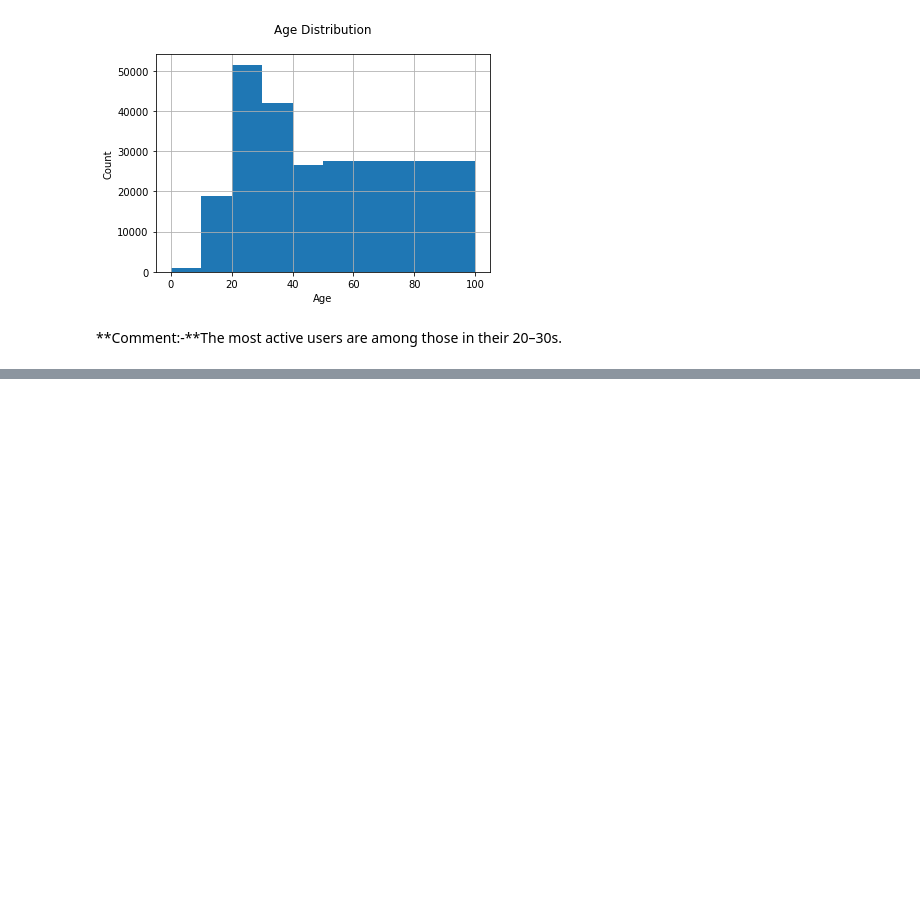
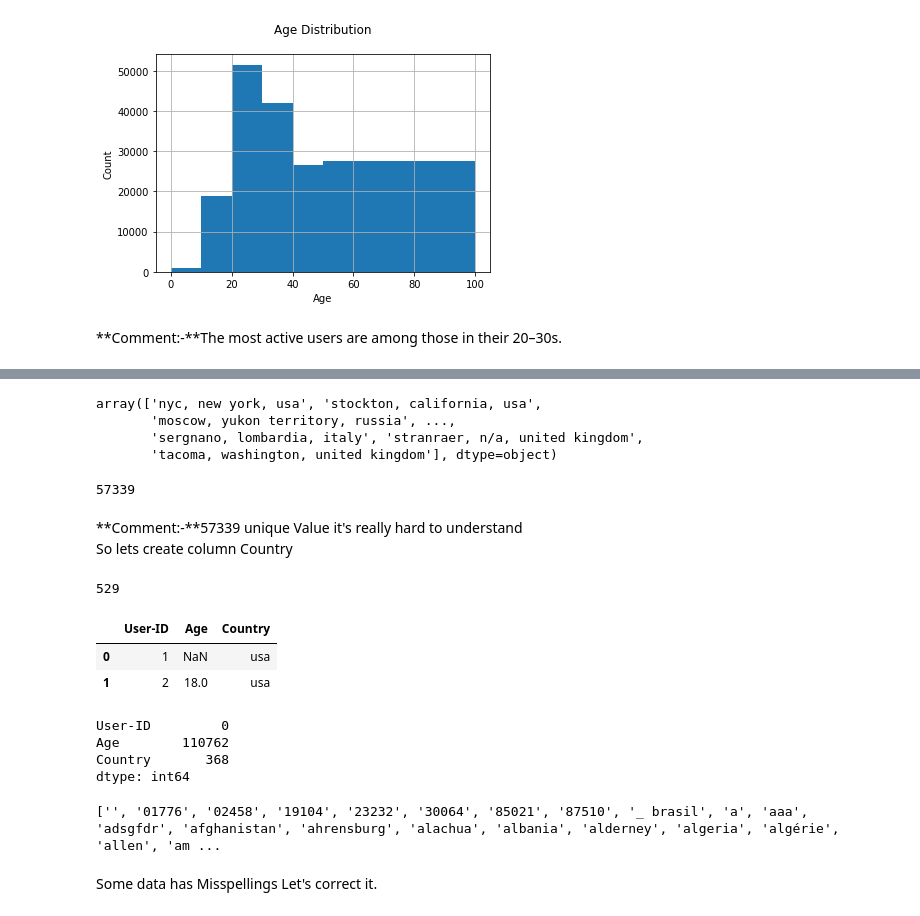
Before and after one commit to KaiwalyaZ/Book-Recommendation-System, a Jupyter notebook: Book_Recommendation_System_Kaiwalya.ipynb, the cells around one changed output, grey strips where cells are left out. Saved outputs shown, nothing was run; the diff lists cells and outputs as text; code cells hidden in the pictures; blank space fills up the shorter version.

```diff
--- a/Book_Recommendation_System_Kaiwalya.ipynb
+++ b/Book_Recommendation_System_Kaiwalya.ipynb
@@ -192,0 +212,37 @@ plt.show()
+# %%
+users.Location.unique()
+# %% [output]
+array(['nyc, new york, usa', 'stockton, california, usa',
+       'moscow, yukon territory, russia', ...,
+       'sergnano, lombardia, italy', 'stranraer, n/a, united kingdom',
+       'tacoma, washington, united kingdom'], dtype=object)
+# %%
+users.Location.nunique()
+# %% [output]
+57339
+# %% [markdown]
+**Comment:-**57339 unique Value it's really hard to understand<br>
+So lets create column Country
+# %%
+for i in users:
+    users['Country']=users.Location.str.extract(r'\,+\s?(\w*\s?\w*)\"*$')
+# %%
+users.Country.nunique()
+# %% [output]
+529
+# %%
+#drop location column
+users.drop('Location',axis=1,inplace=True)
+# %%
+users.head(2)
+# %% [output]
+|  | User-ID | Age | Country |
+| 0 | 1 | NaN | usa |
+| 1 | 2 | 18.0 | usa |
+# %%
+users.isnull().sum()
+# %% [output]
+User-ID         0
+Age        110762
+Country       368
+dtype: int64
@@ -192,0 +251,11 @@ plt.show()
+# %%
+a=list(users.Country.unique())
+a=set(a)
+a=list(a)
+a = [x for x in a if x is not None]
+a.sort()
+print(a)
+# %% [output]
+['', '01776', '02458', '19104', '23232', '30064', '85021', '87510', '_ brasil', 'a', 'aaa', 'adsgfdr', 'afghanistan', 'ahrensburg', 'alachua', 'albania', 'alderney', 'algeria', 'algérie', 'allen', 'am ...
+# %% [markdown]
+Some data has Misspellings Let's correct it.
```
Also changed, not shown: parts of 8 cells of this notebook.
